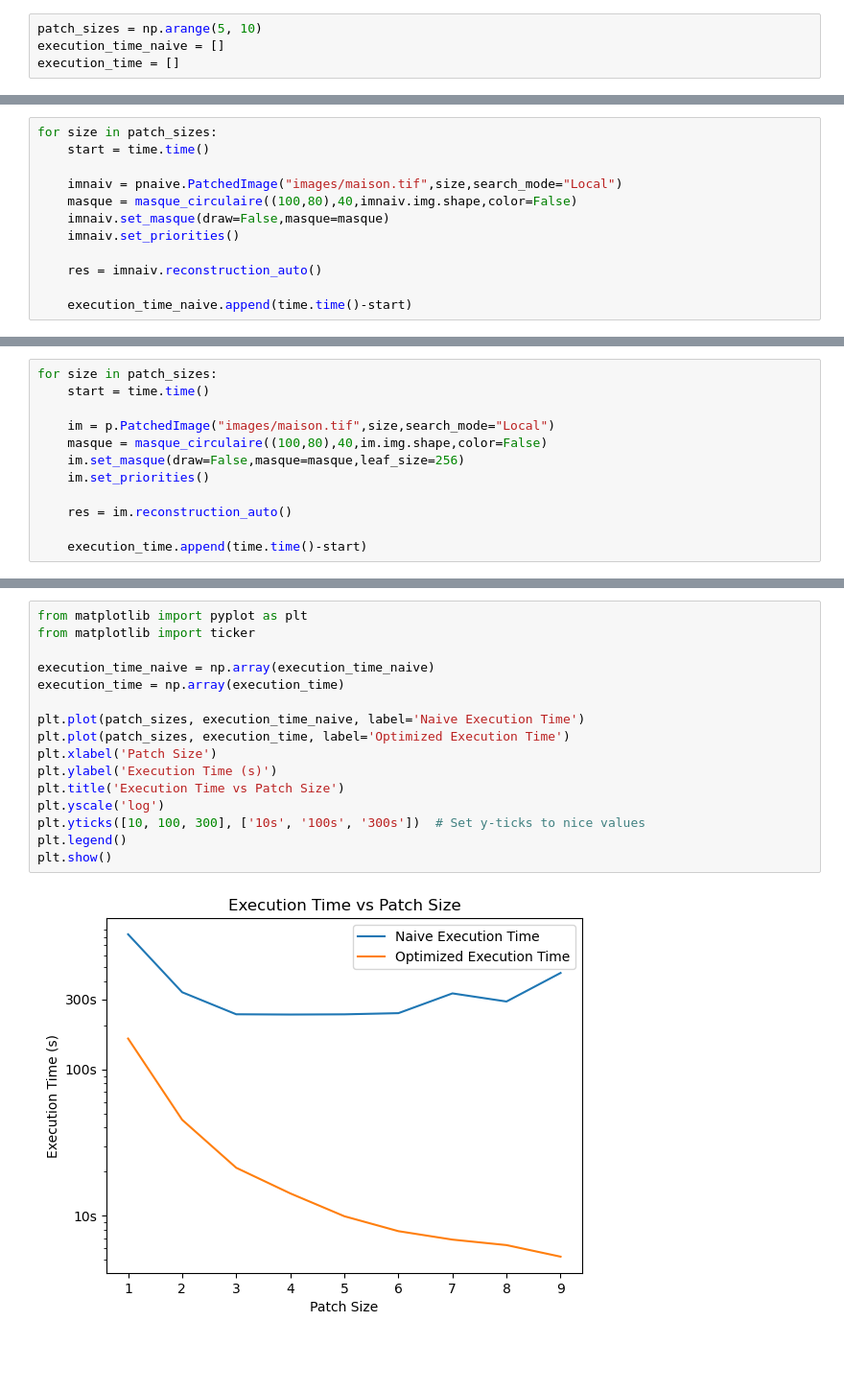
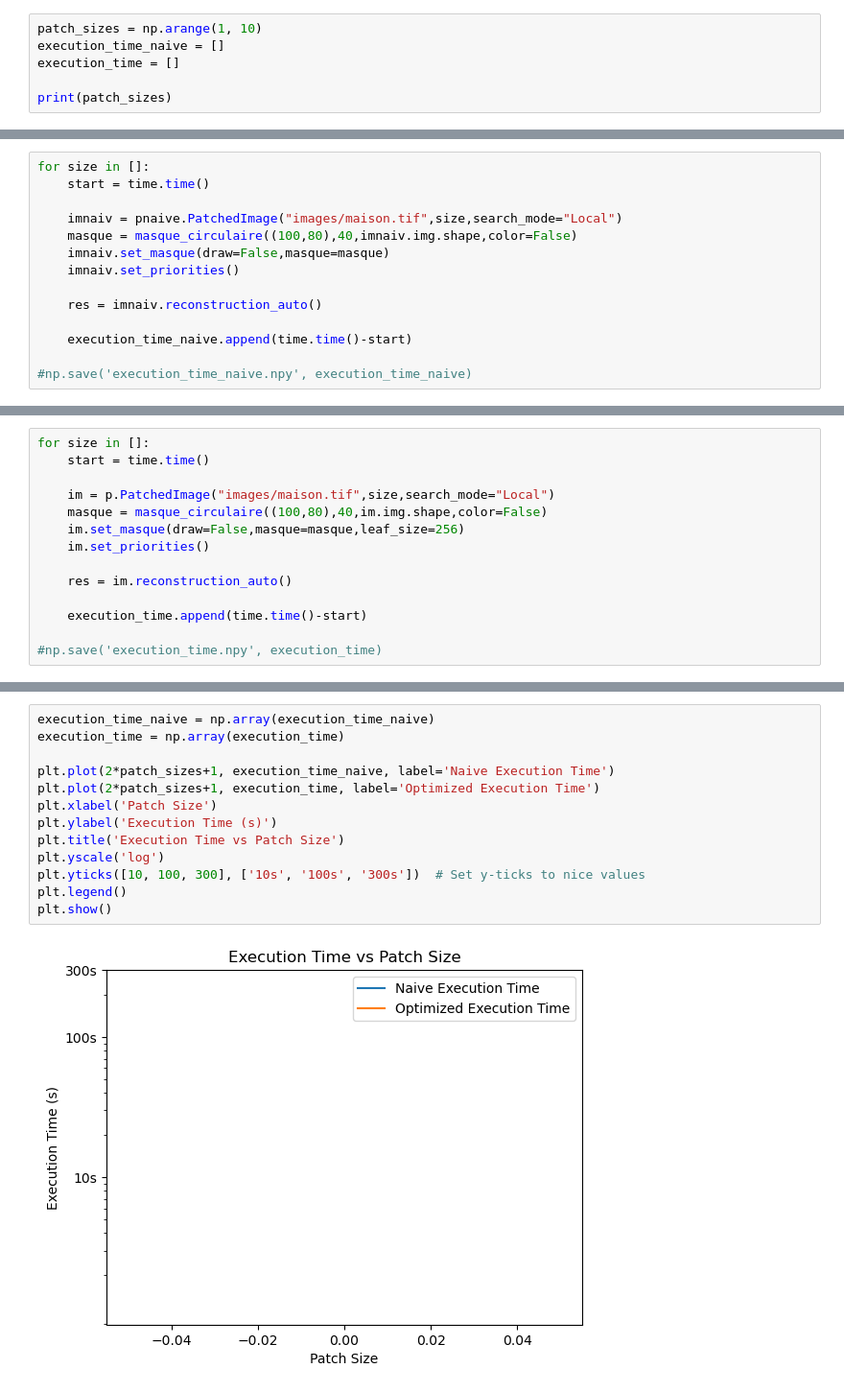
Before and after one commit to clementgilli/inpainting, a Jupyter notebook: time_graph.ipynb, the cells around one changed output, grey strips where cells are left out. Shown at 96% size. Drawn from its saved outputs; the diff is of its cells as text; blank space fills up the shorter version.

Commit message:
ex time

```diff
--- a/time_graph.ipynb
+++ b/time_graph.ipynb
@@ -6,4 +8,6 @@ import time
 # %%
-patch_sizes = np.arange(5, 10)
+patch_sizes = np.arange(1, 10)
 execution_time_naive = []
 execution_time = []
+
+print(patch_sizes)
@@ -10,5 +16,5 @@ execution_time = []
 # %%
-for size in patch_sizes:
+for size in []:
     start = time.time()
 
     imnaiv = pnaive.PatchedImage("images/maison.tif",size,search_mode="Local")
@@ -19,3 +25,5 @@ for size in patch_sizes:
     res = imnaiv.reconstruction_auto()
 
     execution_time_naive.append(time.time()-start)
+
+#np.save('execution_time_naive.npy', execution_time_naive)
@@ -25,5 +30,5 @@ KeyboardInterrupt:
 # %%
-for size in patch_sizes:
+for size in []:
     start = time.time()
 
     im = p.PatchedImage("images/maison.tif",size,search_mode="Local")
@@ -34,3 +39,5 @@ for size in patch_sizes:
     res = im.reconstruction_auto()
 
     execution_time.append(time.time()-start)
+
+#np.save('execution_time.npy', execution_time)
@@ -55,18 +91,15 @@ Reconstruct in 4.168 sec
 # %%
-from matplotlib import pyplot as plt
-from matplotlib import ticker
-
 execution_time_naive = np.array(execution_time_naive)
 execution_time = np.array(execution_time)
 
-plt.plot(patch_sizes, execution_time_naive, label='Naive Execution Time')
-plt.plot(patch_sizes, execution_time, label='Optimized Execution Time')
+plt.plot(2*patch_sizes+1, execution_time_naive, label='Naive Execution Time')
+plt.plot(2*patch_sizes+1, execution_time, label='Optimized Execution Time')
 plt.xlabel('Patch Size')
 plt.ylabel('Execution Time (s)')
 plt.title('Execution Time vs Patch Size')
 plt.yscale('log')
 plt.yticks([10, 100, 300], ['10s', '100s', '300s'])  # Set y-ticks to nice values
 plt.legend()
 plt.show()
 # %% [output]
-[figure, old version]
+[figure, new version]
```
Also changed, not shown: parts of 6 cells of this notebook, 5 other files.
